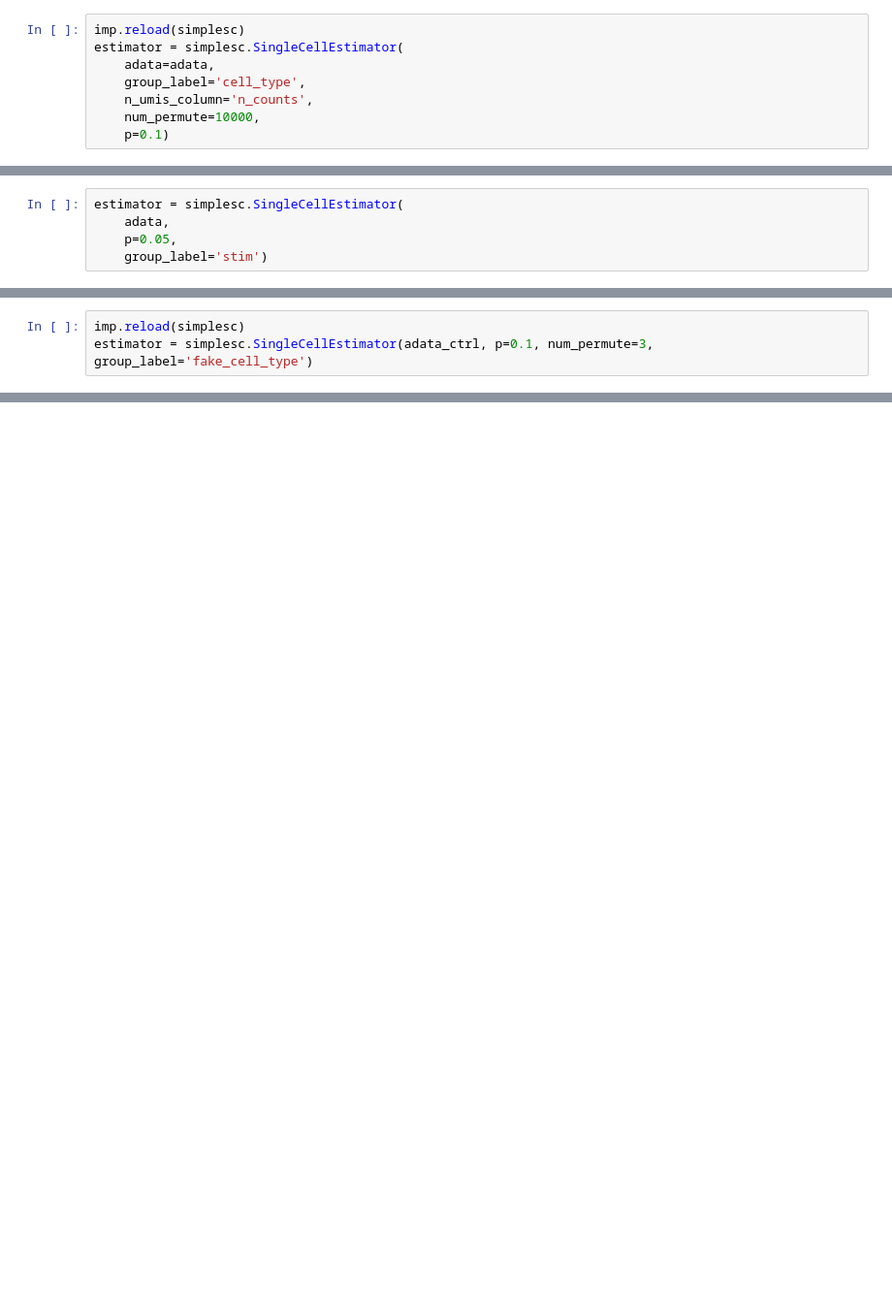
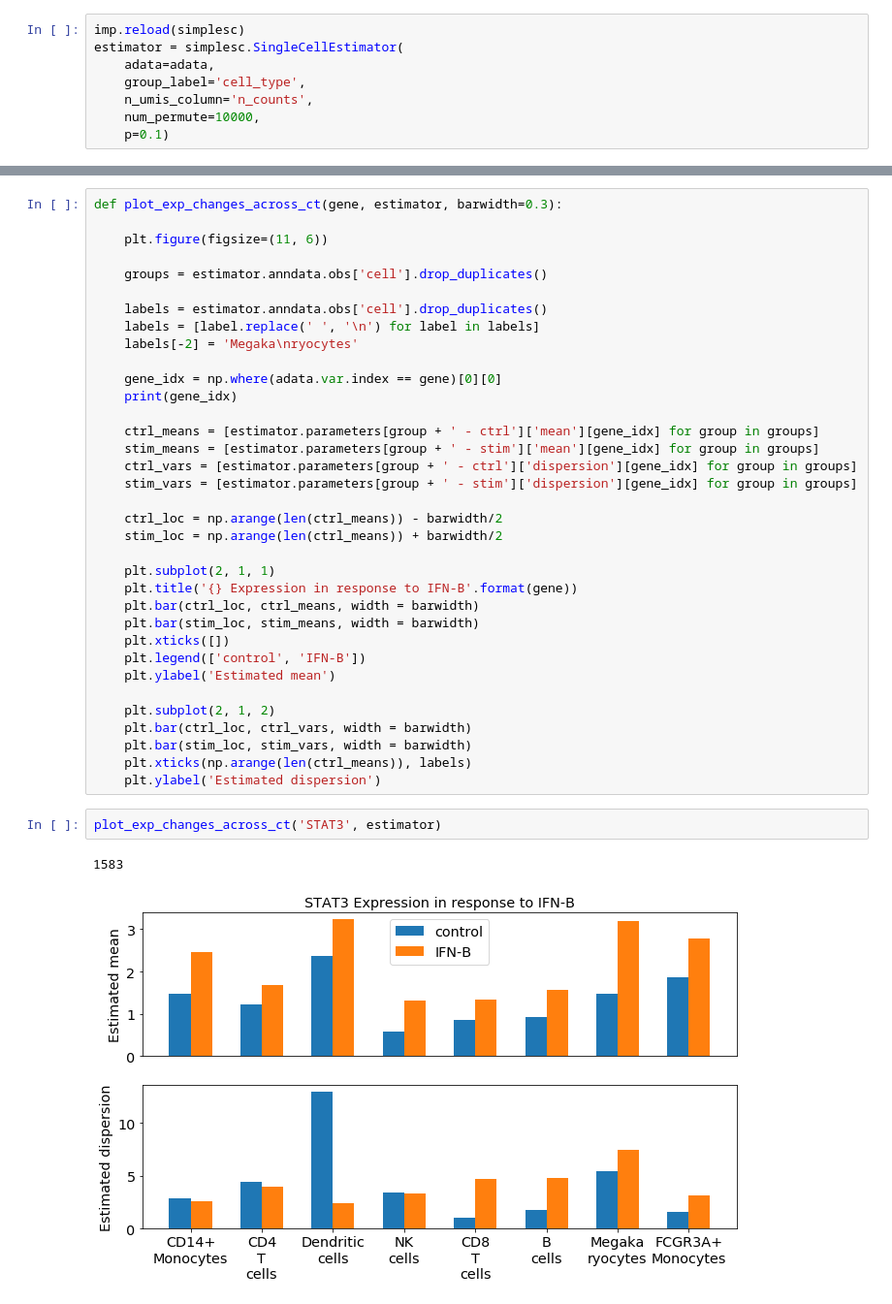
Before and after one commit to yelabucsf/scrna-parameter-estimation, a Jupyter notebook: examples/interferon_stimulation/interferon_stimulation_analysis.ipynb, the cells around one changed output, grey strips where cells are left out. Shown: that part at 97% size. Drawn from its saved outputs; the diff is of its cells as text; blank space fills up the shorter version.

```diff
--- a/examples/interferon_stimulation/interferon_stimulation_analysis.ipynb
+++ b/examples/interferon_stimulation/interferon_stimulation_analysis.ipynb
@@ -1074,5 +113,0 @@ imp.reload(simplesc)
-# %%
-estimator = simplesc.SingleCellEstimator(
-    adata,
-    p=0.05,
-    group_label='stim')
@@ -1126,3 +113,0 @@ adata_ctrl.obs['fake_cell_type'] = np.random.permutation(adata_ctrl.obs['cell_ty
-# %%
-imp.reload(simplesc)
-estimator = simplesc.SingleCellEstimator(adata_ctrl, p=0.1, num_permute=3, group_label='fake_cell_type')
@@ -1154,0 +209,40 @@ Text(0.5,1,'Distribution of p-values for shuffled labels')
+# %%
+def plot_exp_changes_across_ct(gene, estimator, barwidth=0.3):
+
+    plt.figure(figsize=(11, 6))
+
+    groups = estimator.anndata.obs['cell'].drop_duplicates()
+
+    labels = estimator.anndata.obs['cell'].drop_duplicates()
+    labels = [label.replace(' ', '\n') for label in labels]
+    labels[-2] = 'Megaka\nryocytes'
+
+    gene_idx = np.where(adata.var.index == gene)[0][0]
+    print(gene_idx)
+
+    ctrl_means = [estimator.parameters[group + ' - ctrl']['mean'][gene_idx] for group in groups]
+    stim_means = [estimator.parameters[group + ' - stim']['mean'][gene_idx] for group in groups]
+    ctrl_vars = [estimator.parameters[group + ' - ctrl']['dispersion'][gene_idx] for group in groups]
+    stim_vars = [estimator.parameters[group + ' - stim']['dispersion'][gene_idx] for group in groups]
+
+    ctrl_loc = np.arange(len(ctrl_means)) - barwidth/2
+    stim_loc = np.arange(len(ctrl_means)) + barwidth/2
+
+    plt.subplot(2, 1, 1)
+    plt.title('{} Expression in response to IFN-B'.format(gene))
+    plt.bar(ctrl_loc, ctrl_means, width = barwidth)
+    plt.bar(stim_loc, stim_means, width = barwidth)
+    plt.xticks([])
+    plt.legend(['control', 'IFN-B'])
+    plt.ylabel('Estimated mean')
+
+    plt.subplot(2, 1, 2)
+    plt.bar(ctrl_loc, ctrl_vars, width = barwidth)
+    plt.bar(stim_loc, stim_vars, width = barwidth)
+    plt.xticks(np.arange(len(ctrl_means)), labels)
+    plt.ylabel('Estimated dispersion')
+# %%
+plot_exp_changes_across_ct('STAT3', estimator)
+# %% [output]
+1583
+[figure, added]
```
Also changed, not shown: parts of 190 cells of this notebook, 2 other files.
